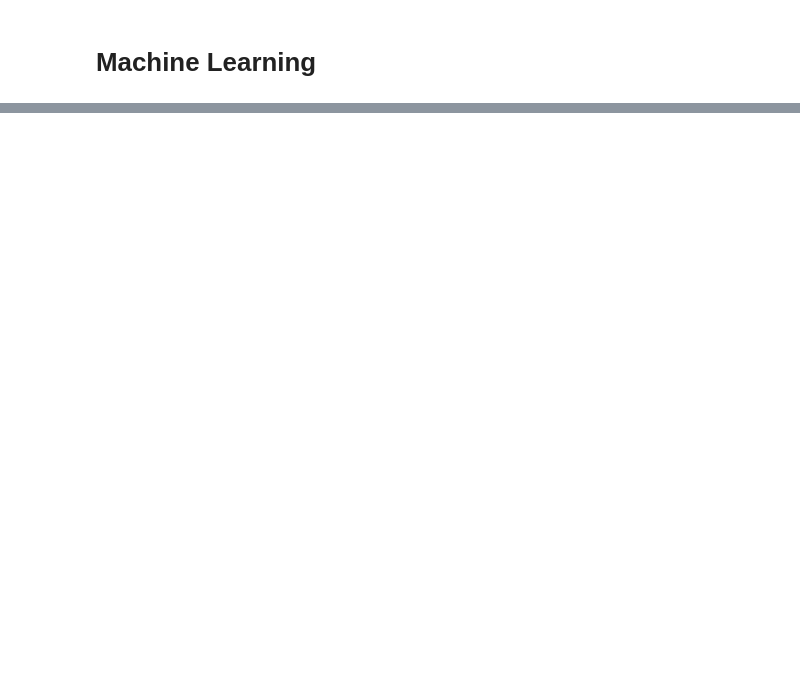
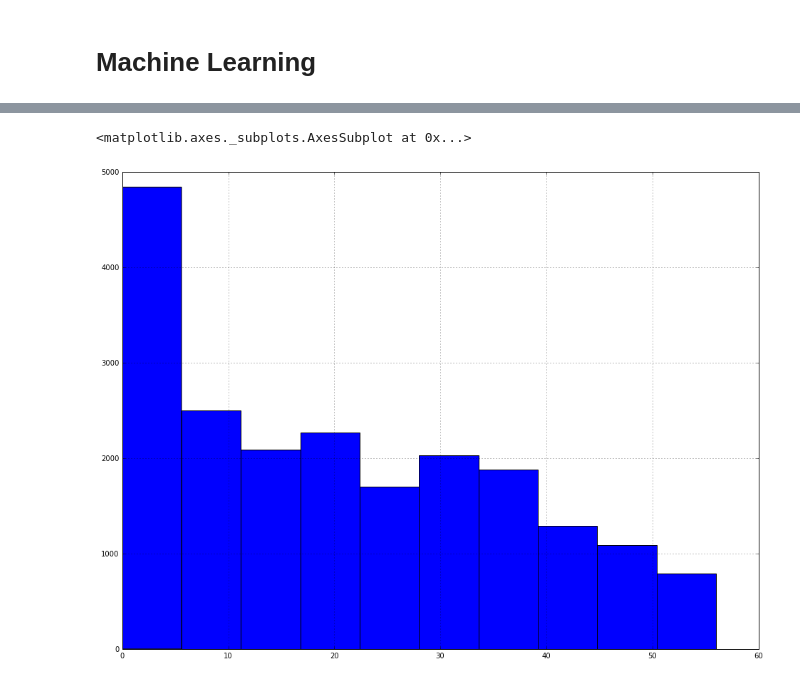
Before and after one commit to dljvandenberg/hackhunger, a Jupyter notebook: code/complete_analysis.ipynb, the cells around one changed output, grey strips where cells are left out. Cells and saved outputs as stored; diff of their text form; code cells hidden in the pictures; blank space fills up the shorter version.

Commit message:
Data preprocessing (date conversion, merge), exploration

```diff
--- a/code/complete_analysis.ipynb
+++ b/code/complete_analysis.ipynb
@@ -111,3 +104,7 @@ df_mvam = pd.read_csv(file_mvam)
 df_foodprices_wfp['date'] = df_foodprices_wfp.apply(lambda row: datetime.date(row.mp_year, row.mp_month, 1), axis=1)
+# %%
+# Convert ObsDate and SvyDate to dates
+df_mvam['ObsDate'] = df_mvam.ObsDate.apply(lambda datestring: datetime.datetime.strptime(datestring, '%d%b%Y').date())
+df_mvam['SvyDate'] = df_mvam.SvyDate.apply(lambda datestring: datetime.datetime.strptime(datestring, '%d%b%Y').date())
 # %% [markdown]
 ## Merge data
@@ -247,0 +269,6 @@ plt.show()
+# %%
+# Higher rCSI means worse food situation
+df_mvam.rCSI.hist()
+# %% [output]
+<matplotlib.axes._subplots.AxesSubplot at 0x...>
+[figure, added]
```
Also changed, not shown: parts of 17 cells of this notebook.
